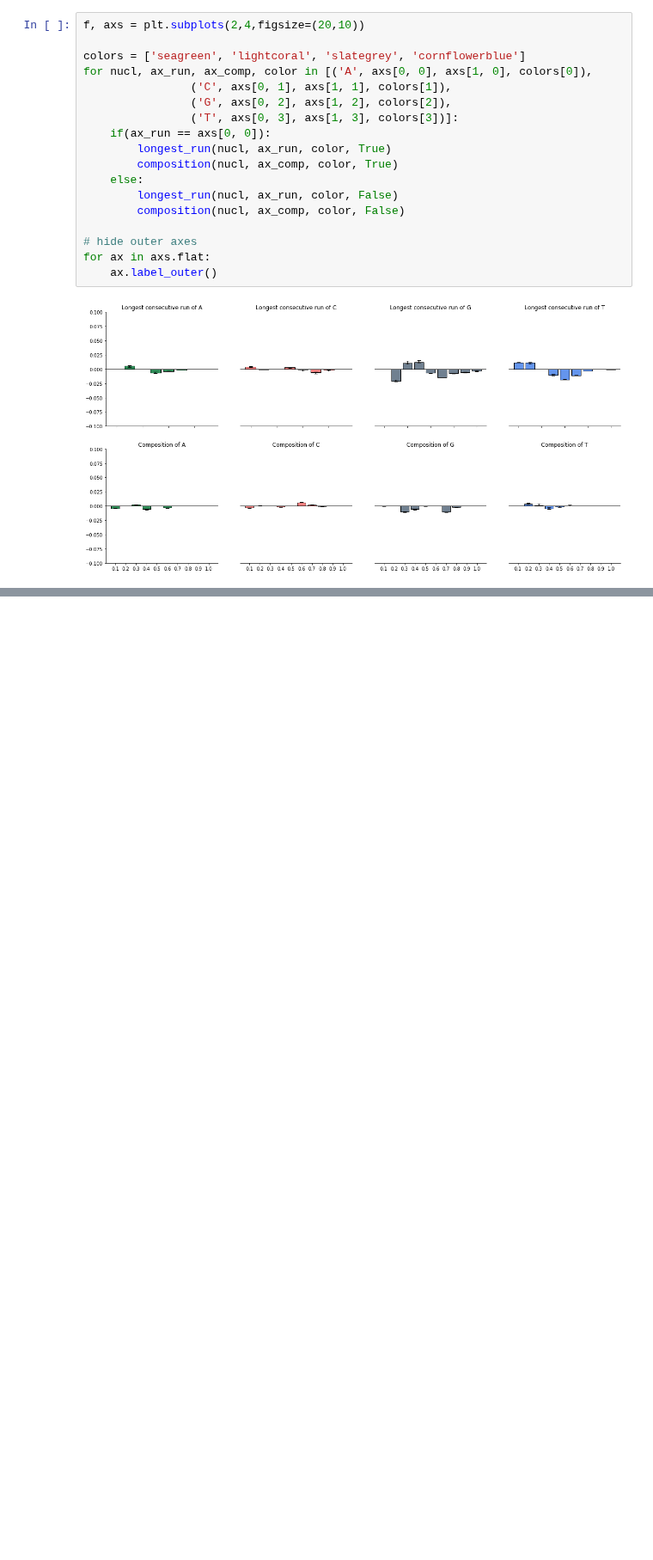
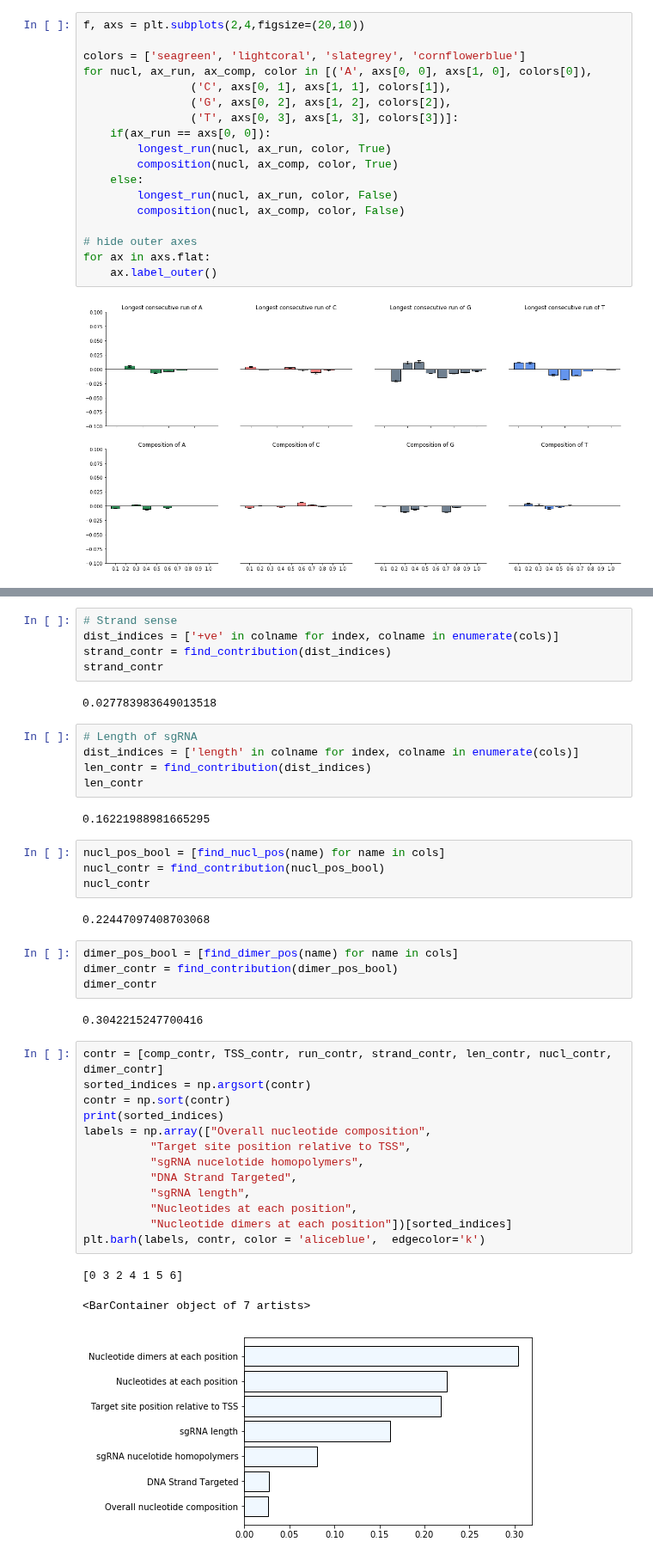
Before and after one commit to AnthonyHein/QCB455Project, a Jupyter notebook: PredictionWeights.ipynb, the cells around one changed output, grey strips where cells are left out. Shown at 86% size. Saved outputs shown, nothing was run; the diff lists cells and outputs as text; blank space fills up the shorter version.

Commit message:
contributions

```diff
--- a/PredictionWeights.ipynb
+++ b/PredictionWeights.ipynb
@@ -289,0 +305,43 @@ for ax in axs.flat:
+# %%
+# Strand sense
+dist_indices = ['+ve' in colname for index, colname in enumerate(cols)]
+strand_contr = find_contribution(dist_indices)
+strand_contr
+# %% [output]
+0.027783983649013518
+# %%
+# Length of sgRNA
+dist_indices = ['length' in colname for index, colname in enumerate(cols)]
+len_contr = find_contribution(dist_indices)
+len_contr
+# %% [output]
+0.16221988981665295
+# %%
+nucl_pos_bool = [find_nucl_pos(name) for name in cols]
+nucl_contr = find_contribution(nucl_pos_bool)
+nucl_contr
+# %% [output]
+0.22447097408703068
+# %%
+dimer_pos_bool = [find_dimer_pos(name) for name in cols]
+dimer_contr = find_contribution(dimer_pos_bool)
+dimer_contr
+# %% [output]
+0.3042215247700416
+# %%
+contr = [comp_contr, TSS_contr, run_contr, strand_contr, len_contr, nucl_contr, dimer_contr]
+sorted_indices = np.argsort(contr)
+contr = np.sort(contr)
+print(sorted_indices)
+labels = np.array(["Overall nucleotide composition",
+          "Target site position relative to TSS",
+          "sgRNA nucelotide homopolymers",
+          "DNA Strand Targeted",
+          "sgRNA length",
+          "Nucleotides at each position",
+          "Nucleotide dimers at each position"])[sorted_indices]
+plt.barh(labels, contr, color = 'aliceblue',  edgecolor='k')
+# %% [output]
+[0 3 2 4 1 5 6]
+<BarContainer object of 7 artists>
+[figure, added]
```
Also changed, not shown: parts of 7 cells of this notebook.
